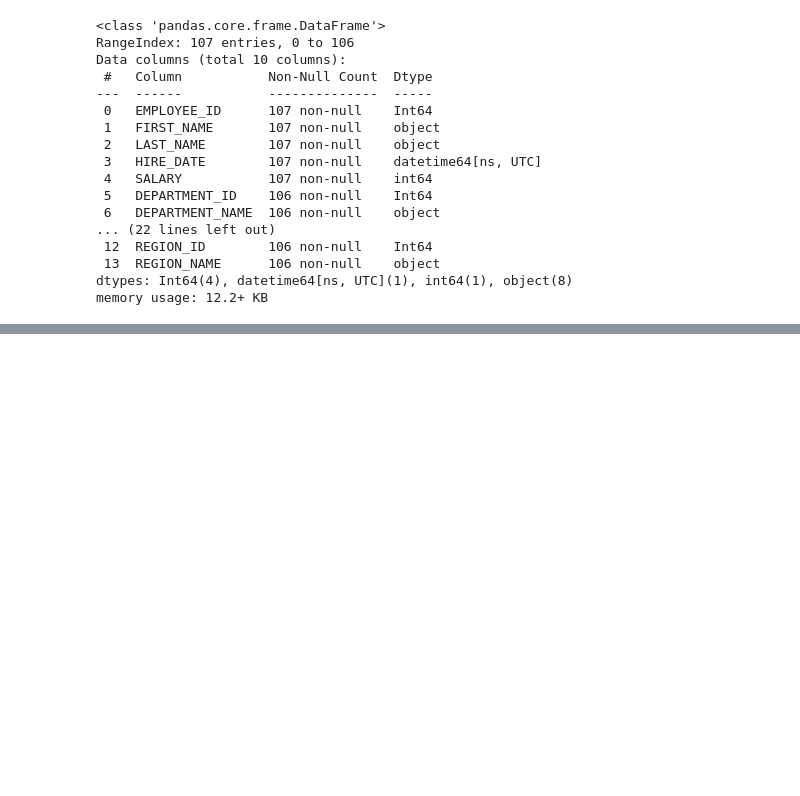
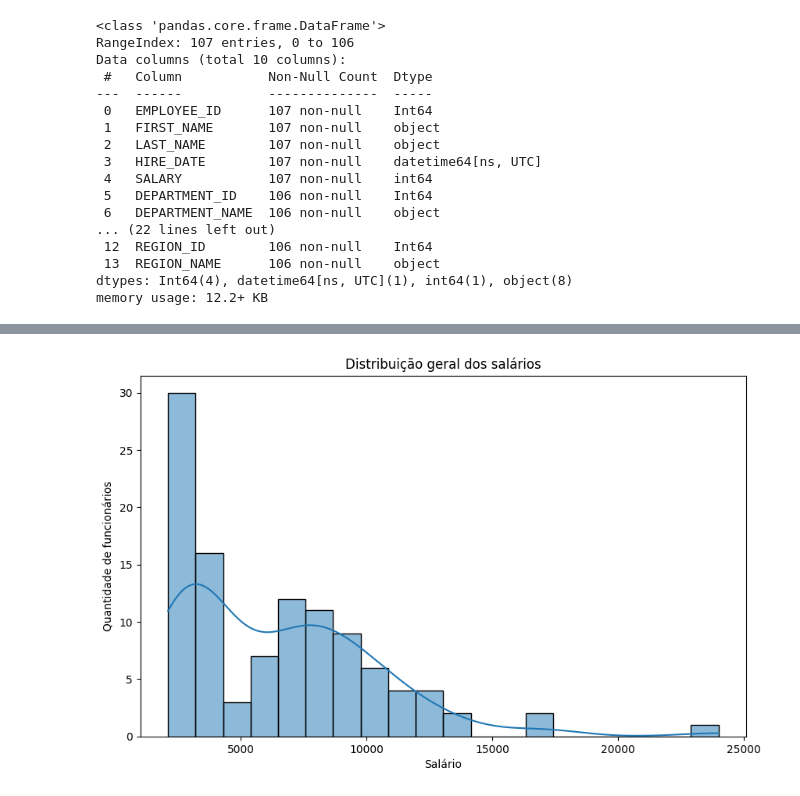
Before and after one commit to samuelbucco/Projeto_Final_Modulo_01_SCTEC, a Jupyter notebook: notebooks/analise_rh.ipynb, the cells around one changed output, grey strips where cells are left out. Drawn from its saved outputs; the diff is of its cells as text; code cells hidden in the pictures; blank space fills up the shorter version.

Commit message:
Adiciona estatisticas e visualizacoes iniciais da AED

```diff
--- a/notebooks/analise_rh.ipynb
+++ b/notebooks/analise_rh.ipynb
@@ -159,0 +337,17 @@ memory usage: 12.2+ KB
+# %%
+# Distribuição geral dos salários
+plt.figure(figsize=(10, 6))
+
+sns.histplot(
+    data=df1,
+    x="SALARY",
+    bins=20,
+    kde=True
+)
+
+plt.title("Distribuição geral dos salários")
+plt.xlabel("Salário")
+plt.ylabel("Quantidade de funcionários")
+plt.show()
+# %% [output]
+[figure, added]
```
Also changed, not shown: parts of 17 cells of this notebook.
